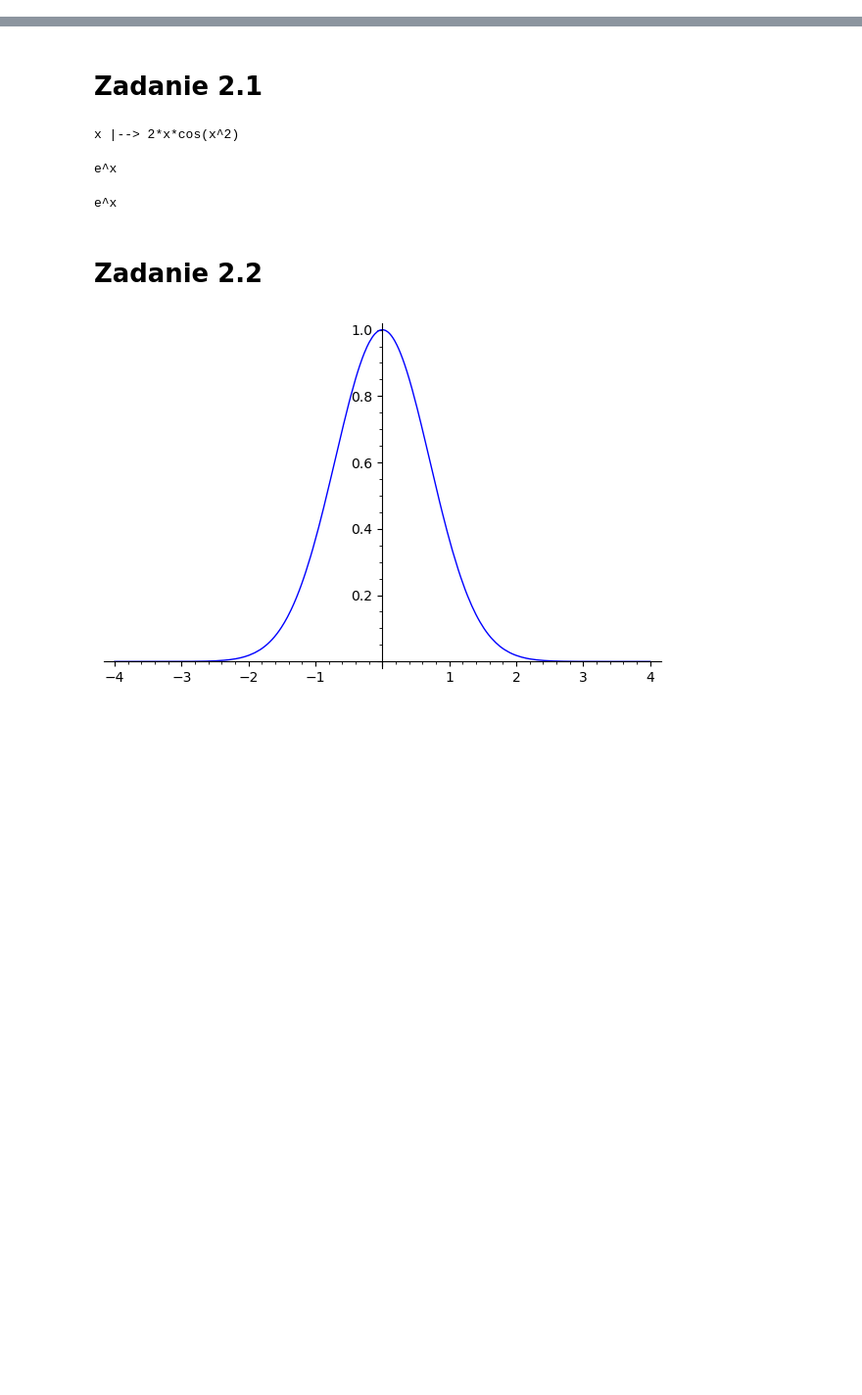
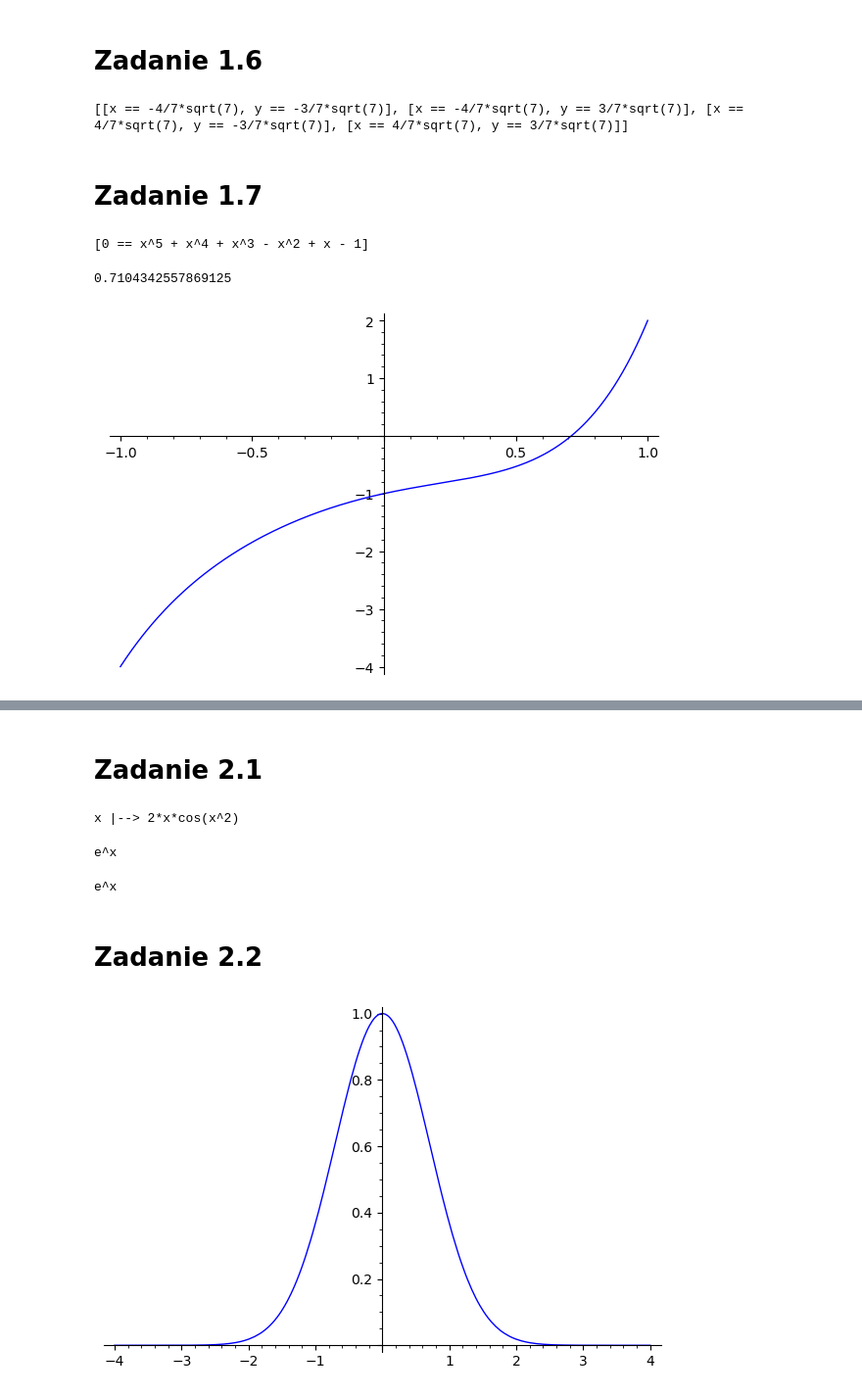
Before and after one commit to jprzew/oprogmat, a Jupyter notebook: grupa1_sage/CalculusAndEquations.ipynb, the cells around one changed output, grey strips where cells are left out. Shown: that part at 98% size. Cells and saved outputs as stored; diff of their text form; code cells hidden in the pictures; blank space fills up the shorter version.

```diff
--- a/grupa1_sage/CalculusAndEquations.ipynb
+++ b/grupa1_sage/CalculusAndEquations.ipynb
@@ -0,0 +52,22 @@
+# %% [markdown]
+# Zadanie 1.6
+# %%
+x, y = var('x, y')
+show(solve([x^2/4 + y^2/3 == 1,
+            x^2 - y^2 == 1], x, y))
+# %% [output]
+[[x == -4/7*sqrt(7), y == -3/7*sqrt(7)], [x == -4/7*sqrt(7), y == 3/7*sqrt(7)], [x == 4/7*sqrt(7), y == -3/7*sqrt(7)], [x == 4/7*sqrt(7), y == 3/7*sqrt(7)]]
+# %% [markdown]
+# Zadanie 1.7
+# %%
+solve(x^5 + x^4 + x^3 - x^2 + x - 1 == 0, x)
+# %% [output]
+[0 == x^5 + x^4 + x^3 - x^2 + x - 1]
+# %%
+find_root(x^5 + x^4 + x^3 - x^2 + x - 1 == 0, -10, 10)
+# %% [output]
+0.7104342557869125
+# %%
+plot(x^5 + x^4 + x^3 - x^2 + x - 1)
+# %% [output]
+[figure, added]
```
Also changed, not shown: parts of 35 cells of this notebook, 2 other files.
